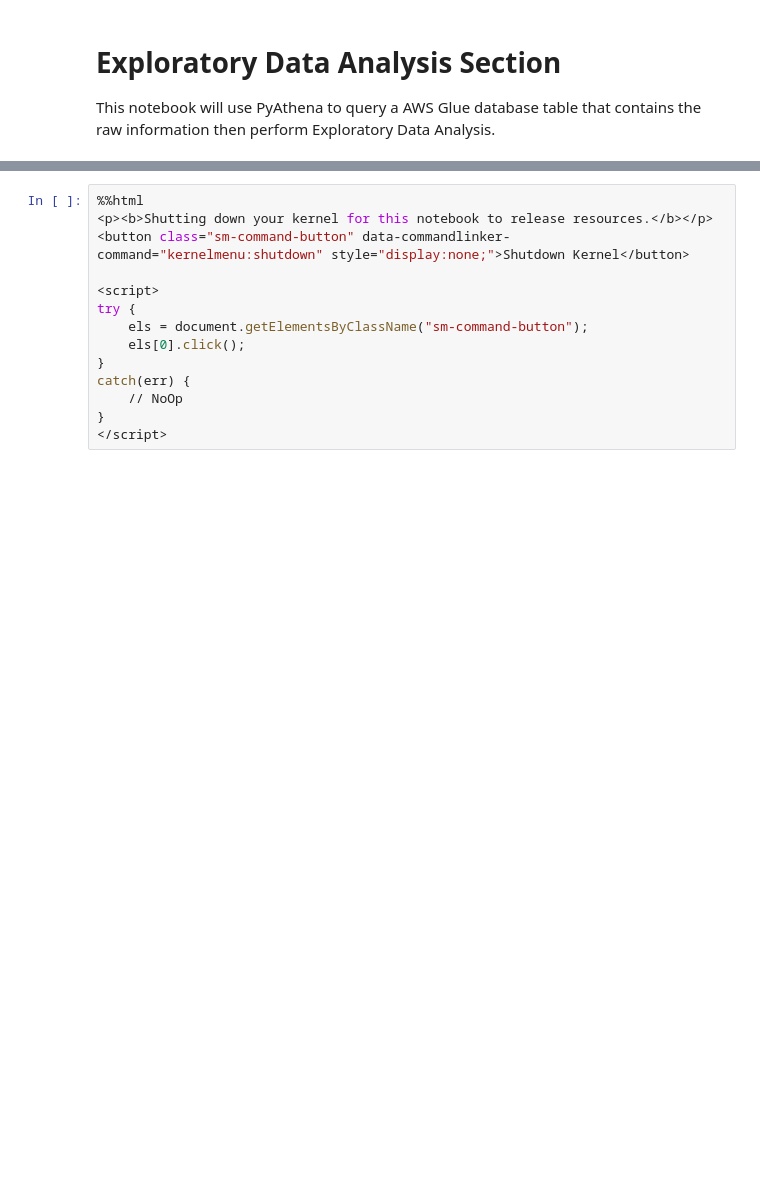
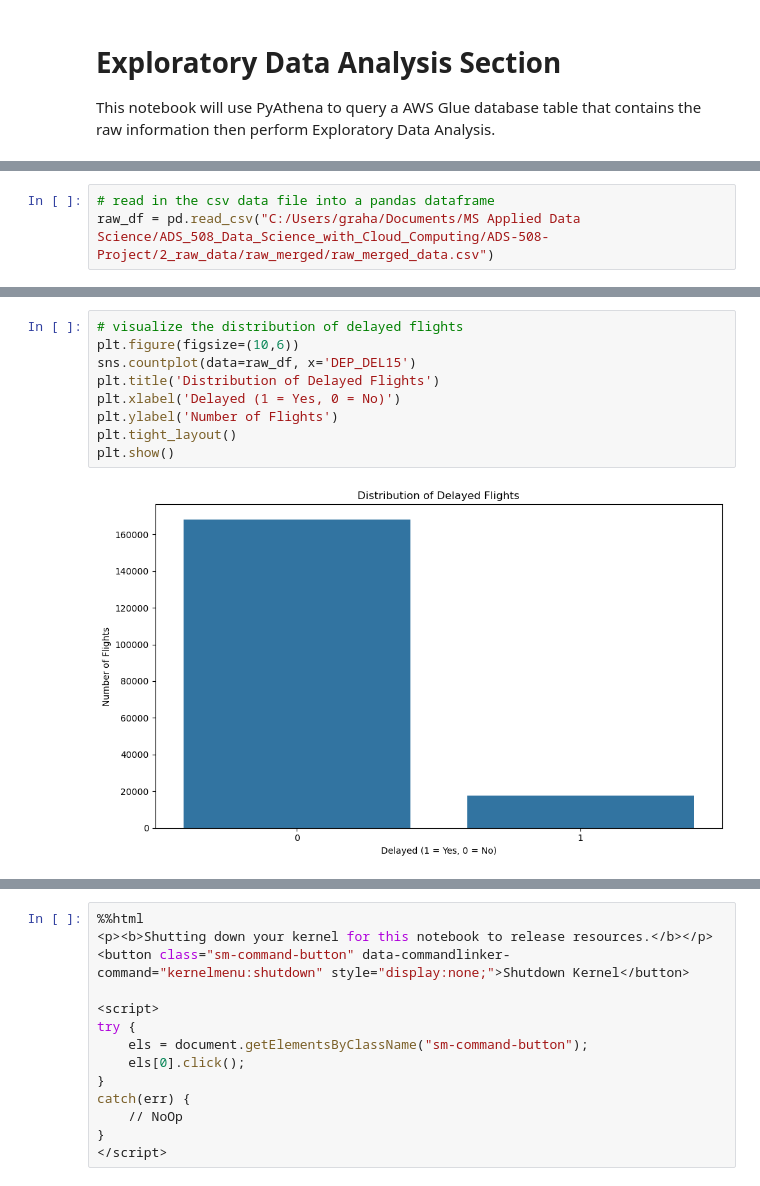
Before and after one commit to gw-00/ADS-508-Project, a Jupyter notebook: 3_clean_data/1_EDA.ipynb, the cells around one changed output, grey strips where cells are left out. Drawn from its saved outputs; the diff is of its cells as text; blank space fills up the shorter version.

```diff
--- a/3_clean_data/1_EDA.ipynb
+++ b/3_clean_data/1_EDA.ipynb
@@ -34,0 +12,3 @@ raw_df.head()
+# %%
+# read in the csv data file into a pandas dataframe
+raw_df = pd.read_csv("C:/Users/graha/Documents/MS Applied Data Science/ADS_508_Data_Science_with_Cloud_Computing/ADS-508-Project/2_raw_data/raw_merged/raw_merged_data.csv")
@@ -34,0 +86,11 @@ raw_df.head()
+# %%
+# visualize the distribution of delayed flights
+plt.figure(figsize=(10,6))
+sns.countplot(data=raw_df, x='DEP_DEL15')
+plt.title('Distribution of Delayed Flights')
+plt.xlabel('Delayed (1 = Yes, 0 = No)')
+plt.ylabel('Number of Flights')
+plt.tight_layout()
+plt.show()
+# %% [output]
+[figure, added]
```
Also changed, not shown: parts of 17 cells of this notebook.
